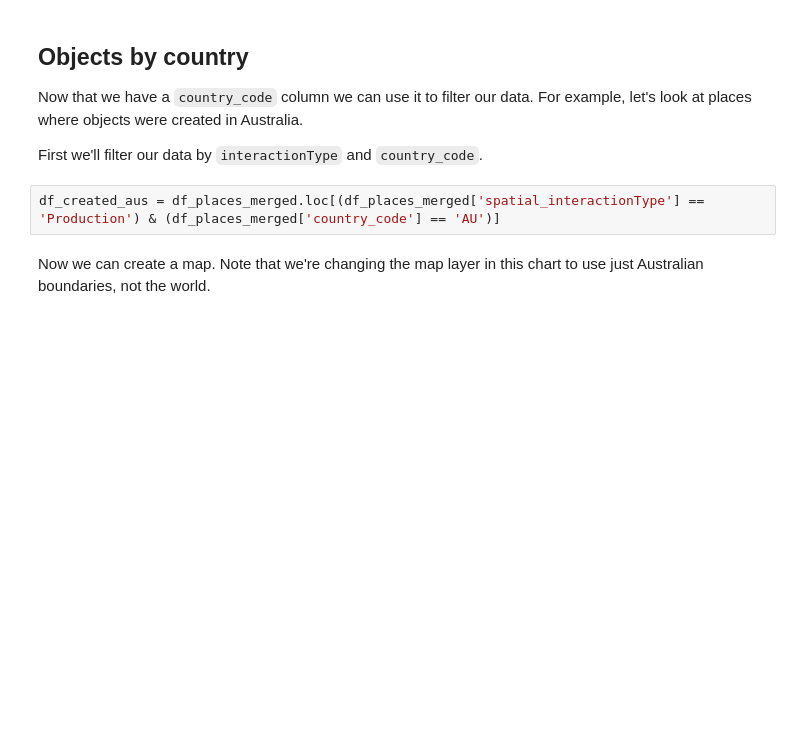
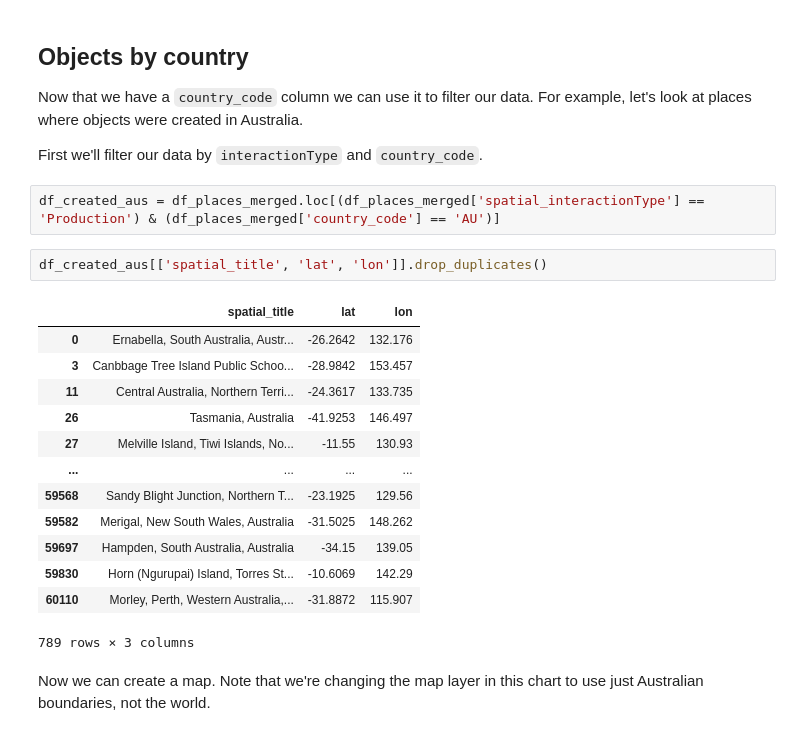
Before and after one commit to GLAM-Workbench/national-museum-australia, a Jupyter notebook: explore_objects_and_places.ipynb, the cells around one changed output. Drawn from its saved outputs; the diff is of its cells as text; blank space fills up the shorter version.

```diff
--- a/explore_objects_and_places.ipynb
+++ b/explore_objects_and_places.ipynb
@@ -313,6 +305,22 @@ Now that we have a `country_code` column we can use it to filter our data. For e
 First we'll filter our data by `interactionType` and `country_code`.
 # %%
 df_created_aus = df_places_merged.loc[(df_places_merged['spatial_interactionType'] == 'Production') & (df_places_merged['country_code'] == 'AU')]
+# %%
+df_created_aus[['spatial_title', 'lat', 'lon']].drop_duplicates()
+# %% [output]
+|  | spatial_title | lat | lon |
+| 0 | Ernabella, South Australia, Austr... | -26.2642 | 132.176 |
+| 3 | Canbbage Tree Island Public Schoo... | -28.9842 | 153.457 |
+| 11 | Central Australia, Northern Terri... | -24.3617 | 133.735 |
+| 26 | Tasmania, Australia | -41.9253 | 146.497 |
+| 27 | Melville Island, Tiwi Islands, No... | -11.55 | 130.93 |
+| ... | ... | ... | ... |
+| 59568 | Sandy Blight Junction, Northern T... | -23.1925 | 129.56 |
+| 59582 | Merigal, New South Wales, Australia | -31.5025 | 148.262 |
+| 59697 | Hampden, South Australia, Australia | -34.15 | 139.05 |
+| 59830 | Horn (Ngurupai) Island, Torres St... | -10.6069 | 142.29 |
+| 60110 | Morley, Perth, Western Australia,... | -31.8872 | 115.907 |
+789 rows × 3 columns
 # %% [markdown]
 Now we can create a map. Note that we're changing the map layer in this chart to use just Australian boundaries, not the world.
 # %%
```
Also changed, not shown: parts of 24 cells of this notebook, 21 other files.
